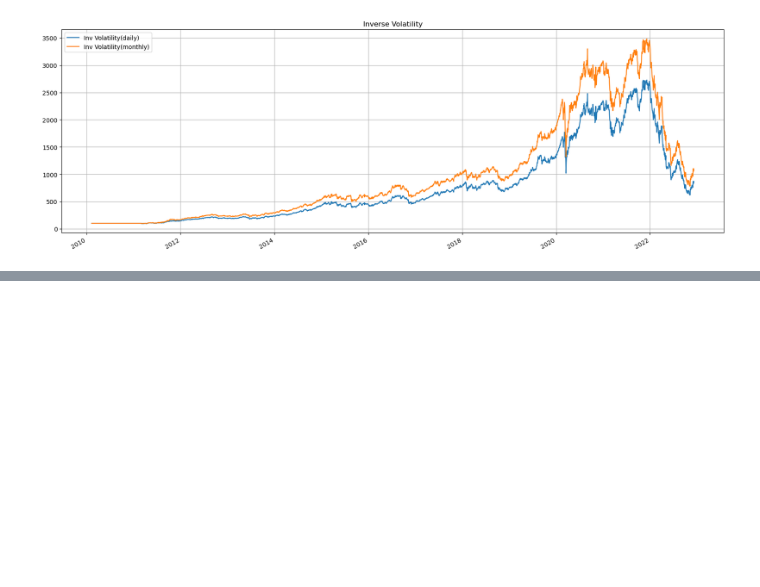
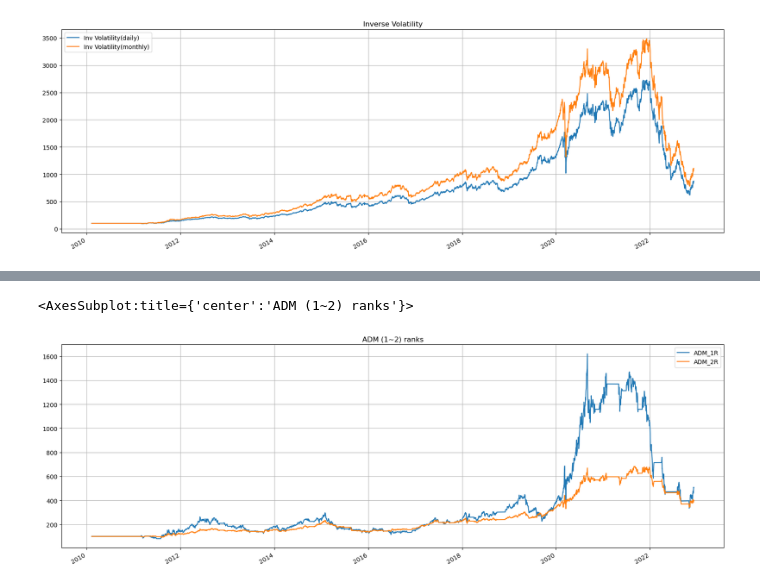
Before and after one commit to unius1004/DualMomentum, a Jupyter notebook: reverage_strategy.ipynb, the cells around one changed output, grey strips where cells are left out. Saved outputs shown, nothing was run; the diff lists cells and outputs as text; code cells hidden in the pictures; blank space fills up the shorter version.

```diff
--- a/reverage_strategy.ipynb
+++ b/reverage_strategy.ipynb
@@ -452,0 +508,12 @@ Win 12m %            85.61%                   83.33%
+# %%
+# 수익률곡선+변동성역가중 백테스트
+def yWeighInvVol_BT2(assets, months, start_day, run_on_end_of_period=False, lag=1, returns=None, ymonths=6, name='Yield Curve AMS'):
+    s = bt.Strategy(name, [bt.algos.RunAfterDate(start_day),
+                           bt.algos.RunMonthly(run_on_first_date=False, run_on_end_of_period=run_on_end_of_period, run_on_last_date=False),
+                           #bt.algos.PrintInfo('{name}:{now}. Value:{_value:0.0f}, Price:{_price:0.4f}'),
+                           bt.algos.PrintDate(),
+                           bt.algos.SelectAll(),
+                           WeighInvVolByMonth(lookback=months, lag=lag, returns=returns, ylookback=ymonths),
+                           #bt.algos.PrintTempData(),
+                           bt.algos.Rebalance()])
+    return bt.Backtest(s, assets, initial_capital=100000000.0)
@@ -452,0 +543,9 @@ Win 12m %            85.61%                   83.33%
+# %%
+yieldcurve = invVol_months_report.prices['InvVol_2M'].rebase(1).to_frame().copy()
+#yInvVols = {}
+#for i in range(0,12):
+#    yInvVols[i] = yWeighInvVol_BT2(assets_cash, 12, start_day, False, lag, yieldcurve, i+1, '{}M_Y InvVol'.format(str(i+1)))
+
+yInvVols = yWeighInvVol_BT2(assets_cash, 12, start_day, False, lag, yieldcurve, 1, '{}M_Y InvVol')
+yInvVol_report = bt.run(yInvVols)
+#yInvVol_report = bt.run(*yInvVols.values())
@@ -452,0 +577,26 @@ Win 12m %            85.61%                   83.33%
+# %%
+# 가속듀얼모멘텀 백테스트
+def WeighADM_BT(assets, rank, start_day, run_on_end_of_period=False, lag=1, name='Accelerating DM'):
+    s = bt.Strategy(name, [bt.algos.RunAfterDate(start_day),
+                           bt.algos.RunMonthly(run_on_first_date=False, run_on_end_of_period=run_on_end_of_period, run_on_last_date=False),
+                           #bt.algos.PrintInfo('{name}:{now}. Value:{_value:0.0f}, Price:{_price:0.4f}'),
+                           #bt.algos.PrintDate(),
+                           bt.algos.SelectAll(),
+                           WeighADM(rank=rank, lag=pd.DateOffset(days=lag)),
+                           #bt.algos.PrintTempData(),
+                           bt.algos.Rebalance()])
+    return bt.Backtest(s, assets, initial_capital=100000000.0)
+# %%
+# 가속 듀얼모멘텀 1~2종목
+assets_adm = assets[tickers].copy()
+assets_adm[dualtickers[1]] = assets[dualtickers[1]]
+
+adms = {}
+for i in range(0,2):
+    adms[i] = WeighADM_BT(assets_adm, i+1, start_day, False, lag, name='ADM_{}R'.format(str(i+1)))
+adm_report = bt.run(*adms.values())
+# %%
+adm_report.plot(figsize=(20,7), grid=True, title='ADM (1~2) ranks')
+# %% [output]
+<AxesSubplot:title={'center':'ADM (1~2) ranks'}>
+[figure, added]
```
Also changed, not shown: parts of 26 cells of this notebook, 1 other file.
